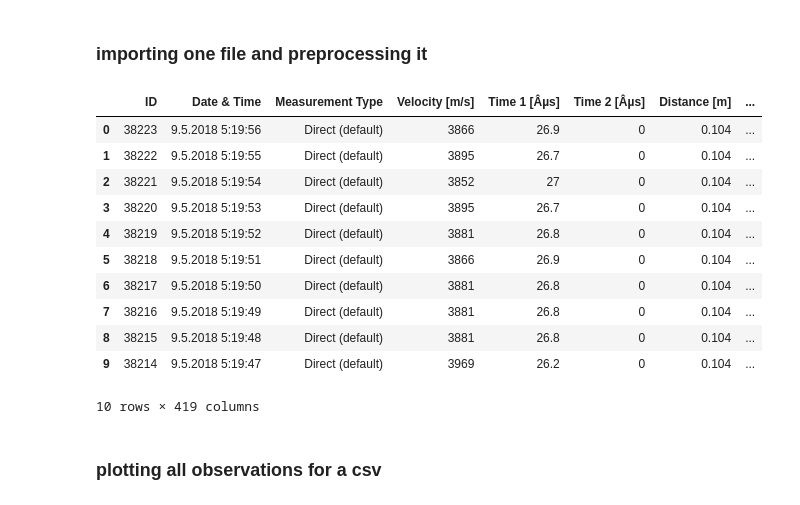
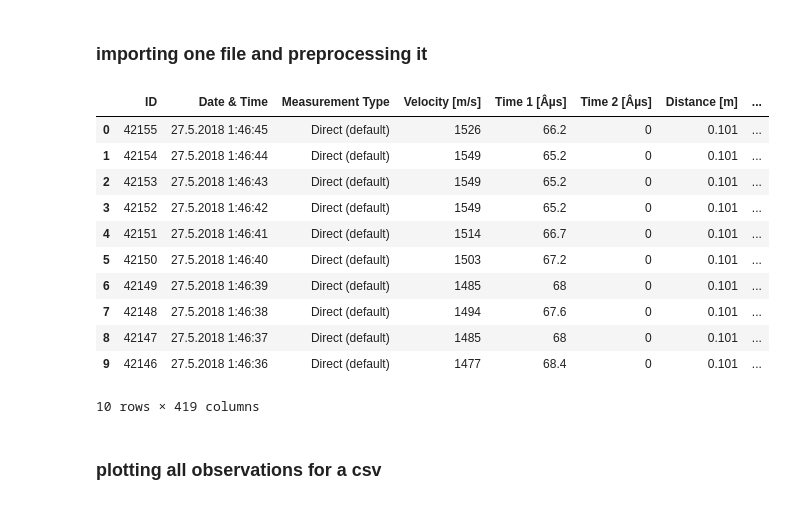
Before and after one commit to rohithandique/civil-major-project, a Jupyter notebook: Major Project.ipynb, the cells around one changed output. Drawn from its saved outputs; the diff is of its cells as text; code cells hidden in the pictures.

```diff
--- a/Major Project.ipynb
+++ b/Major Project.ipynb
@@ -20,26 +20,26 @@ sat_w = ["W-250-1","W-250-2","W-250-3","W-500-1","W-500-2","W-500-3","W-750-1","
 # %%
 #mostly dropping rows & columns
 #then resetting index
-df = pd.read_csv("./CSV/Heated/25-1.csv", sep=r'\s*,\s*',engine='python')
+df = pd.read_csv("./CSV/Heated/750-1.csv", sep=r'\s*,\s*',engine='python')
 df.drop(df.index[0:14],0,inplace=True)
 df = df.reset_index(drop=True)
 df.columns = df.iloc[0]
 df.drop(df.index[0:2], inplace=True)
 df = df.reset_index(drop=True)
 df.drop(df.columns[[1, 11, 12, 13]], axis=1, inplace=True)
 df
 # %% [output]
 |  | ID | Date & Time | Measurement Type | Velocity [m/s] | Time 1 [Âµs] | Time 2 [Âµs] | Distance [m] | ... |
-| 0 | 38223 | 9.5.2018 5:19:56 | Direct (default) | 3866 | 26.9 | 0 | 0.104 | ... |
-| 1 | 38222 | 9.5.2018 5:19:55 | Direct (default) | 3895 | 26.7 | 0 | 0.104 | ... |
-| 2 | 38221 | 9.5.2018 5:19:54 | Direct (default) | 3852 | 27 | 0 | 0.104 | ... |
-| 3 | 38220 | 9.5.2018 5:19:53 | Direct (default) | 3895 | 26.7 | 0 | 0.104 | ... |
-| 4 | 38219 | 9.5.2018 5:19:52 | Direct (default) | 3881 | 26.8 | 0 | 0.104 | ... |
-| 5 | 38218 | 9.5.2018 5:19:51 | Direct (default) | 3866 | 26.9 | 0 | 0.104 | ... |
-| 6 | 38217 | 9.5.2018 5:19:50 | Direct (default) | 3881 | 26.8 | 0 | 0.104 | ... |
-| 7 | 38216 | 9.5.2018 5:19:49 | Direct (default) | 3881 | 26.8 | 0 | 0.104 | ... |
-| 8 | 38215 | 9.5.2018 5:19:48 | Direct (default) | 3881 | 26.8 | 0 | 0.104 | ... |
-| 9 | 38214 | 9.5.2018 5:19:47 | Direct (default) | 3969 | 26.2 | 0 | 0.104 | ... |
+| 0 | 42155 | 27.5.2018 1:46:45 | Direct (default) | 1526 | 66.2 | 0 | 0.101 | ... |
+| 1 | 42154 | 27.5.2018 1:46:44 | Direct (default) | 1549 | 65.2 | 0 | 0.101 | ... |
+| 2 | 42153 | 27.5.2018 1:46:43 | Direct (default) | 1549 | 65.2 | 0 | 0.101 | ... |
+| 3 | 42152 | 27.5.2018 1:46:42 | Direct (default) | 1549 | 65.2 | 0 | 0.101 | ... |
+| 4 | 42151 | 27.5.2018 1:46:41 | Direct (default) | 1514 | 66.7 | 0 | 0.101 | ... |
+| 5 | 42150 | 27.5.2018 1:46:40 | Direct (default) | 1503 | 67.2 | 0 | 0.101 | ... |
+| 6 | 42149 | 27.5.2018 1:46:39 | Direct (default) | 1485 | 68 | 0 | 0.101 | ... |
+| 7 | 42148 | 27.5.2018 1:46:38 | Direct (default) | 1494 | 67.6 | 0 | 0.101 | ... |
+| 8 | 42147 | 27.5.2018 1:46:37 | Direct (default) | 1485 | 68 | 0 | 0.101 | ... |
+| 9 | 42146 | 27.5.2018 1:46:36 | Direct (default) | 1477 | 68.4 | 0 | 0.101 | ... |
 10 rows × 419 columns
 # %%
 time = np.arange(start=0, stop=199, step=0.5) #x-axis for the observations
```
Also changed, not shown: parts of 4 cells of this notebook.
